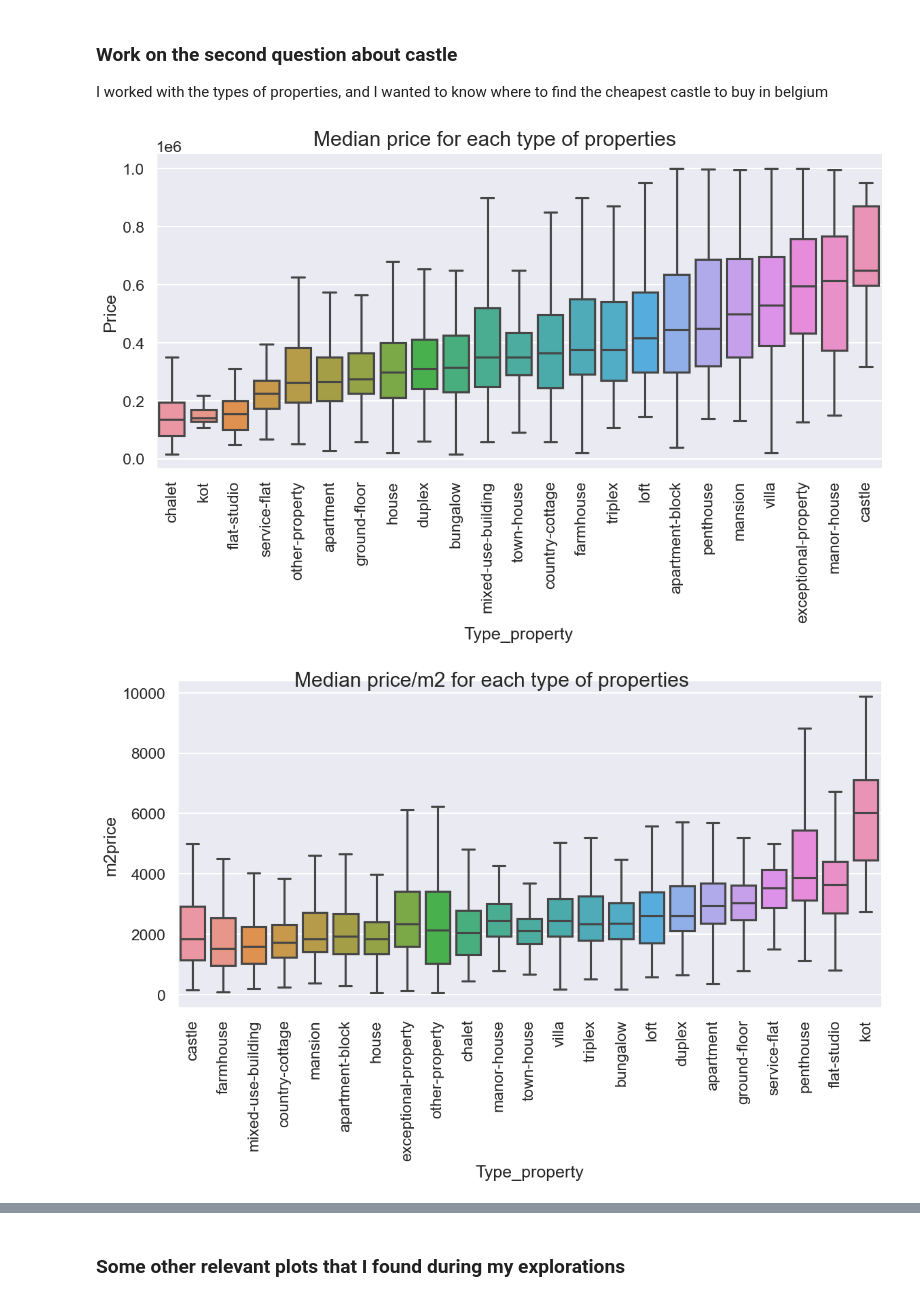
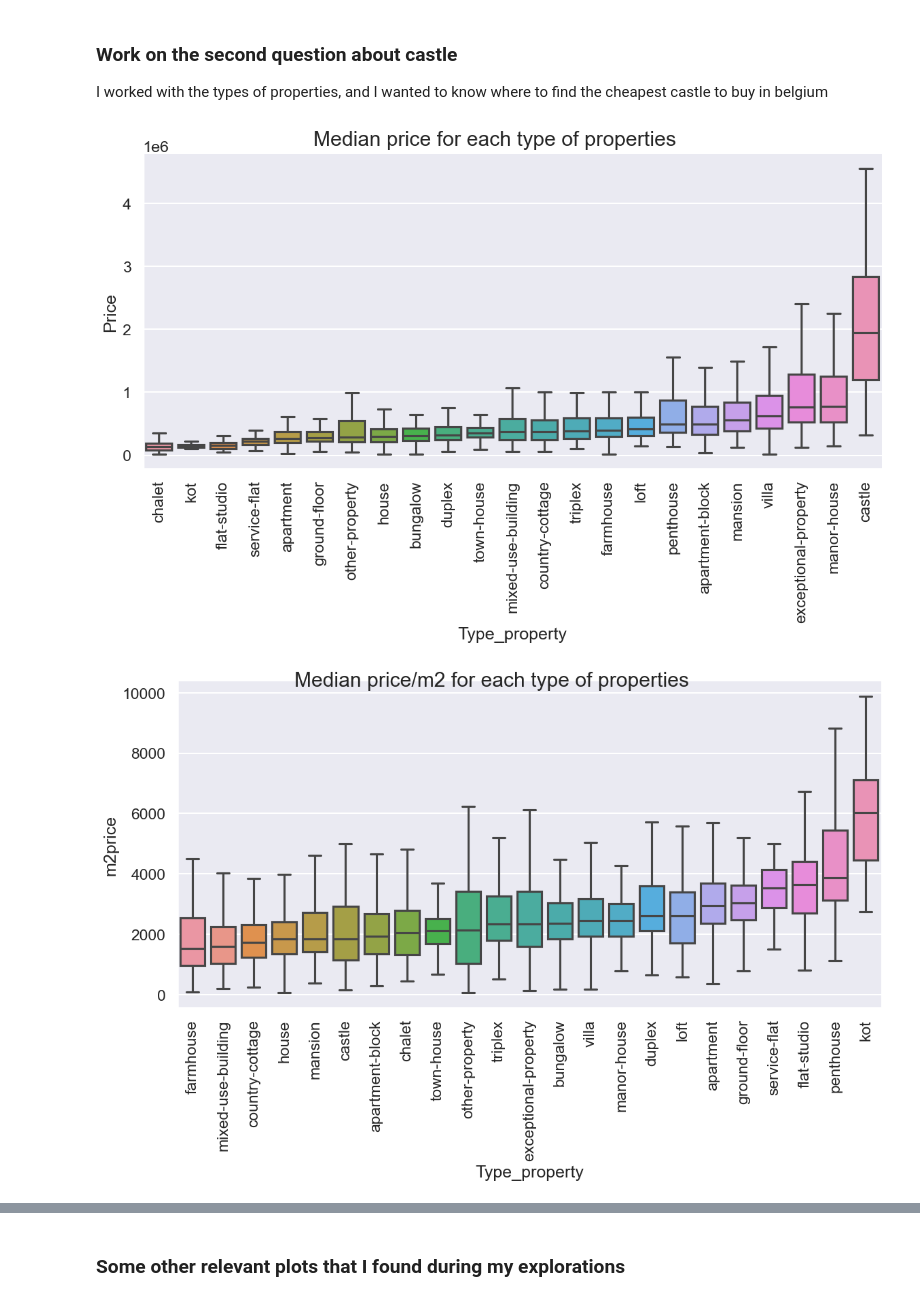
Before and after one commit to Yheloww/real-estate-price-prediction, a Jupyter notebook: Data_vizualisation/start project.ipynb, the cells around one changed output, grey strips where cells are left out. Cells and saved outputs as stored; diff of their text form; code cells hidden in the pictures.

```diff
--- a/Data_vizualisation/start project.ipynb
+++ b/Data_vizualisation/start project.ipynb
@@ -91,6 +91,6 @@ df['provinces'] = np.where(df['locality'].between(8000,8999), "W.Flanders", df['
 df['provinces'] = np.where(df['locality'].between(4000,4999), "Liege", df['provinces'])
 
 #reduction of the maximum of the price
-d_big = df.drop(df[df['Price'] > 1000000].index)
-print(d_big.head())
+d_big = df
+df.shape
 # %% [output]
@@ -267,37 +277,37 @@ sns.set_style("darkgrid")
 pali = sns.color_palette("flare")
 sns.set_context("talk")
 sns.set_palette(pali)
 
 ich = sns.catplot(data=d_big,x="Type_property",y="Price",errorbar=None,kind='box',estimator=np.median,order=sort["Type_property"],sym="",height=6,aspect=2)
 plt.xticks(rotation=90)
 ich.fig.suptitle("Median price for each type of properties")
 
-ich = sns.catplot(data=df,x="Type_property",y="m2price",errorbar=None,kind='box',estimator=np.median,order=m2["Type_property"],sym="",height=6,aspect=2)
+ich = sns.catplot(data=d_big,x="Type_property",y="m2price",errorbar=None,kind='box',estimator=np.median,order=m2["Type_property"],sym="",height=6,aspect=2)
 plt.xticks(rotation=90)
 ich.fig.suptitle("Median price/m2 for each type of properties")
 
 
 #In wich province can I buy the less expensive castle ?
 #creating a special dataframe for the castles
-castle = df.loc[df['Type_property'] == 'castle']
+castle = d_big.loc[d_big['Type_property'] == 'castle']
 castle.groupby('provinces')['Price'].min()
 #using this to sort by values
 m1 = castle.groupby('provinces')["m2price"].median().reset_index().sort_values('m2price')
 sns.set_context("paper")
 
 #plotting the answers to my question
 ich = sns.catplot(data=castle,x="provinces",y="Price",errorbar=None,kind='bar',estimator=np.min, height=5,aspect=1.5)
 plt.xticks(rotation=90)
 ich.fig.suptitle("cheapest castle by provinces")
 
 ich = sns.catplot(data=castle,x="provinces",y="Price",errorbar=None,kind='bar',estimator=np.max,height=5,aspect=1.5)
 plt.xticks(rotation=90)
 ich.fig.suptitle("most expensive castle by provinces")
 # gave ideas for lots of plots
 plt.show()
 # %% [output]
-[figure, old version]
+[figure, new version]
-[figure, old version]
+[figure, new version]
 [figure]
 [figure]
 # %% [markdown]
```
Also changed, not shown: parts of 8 cells of this notebook.
